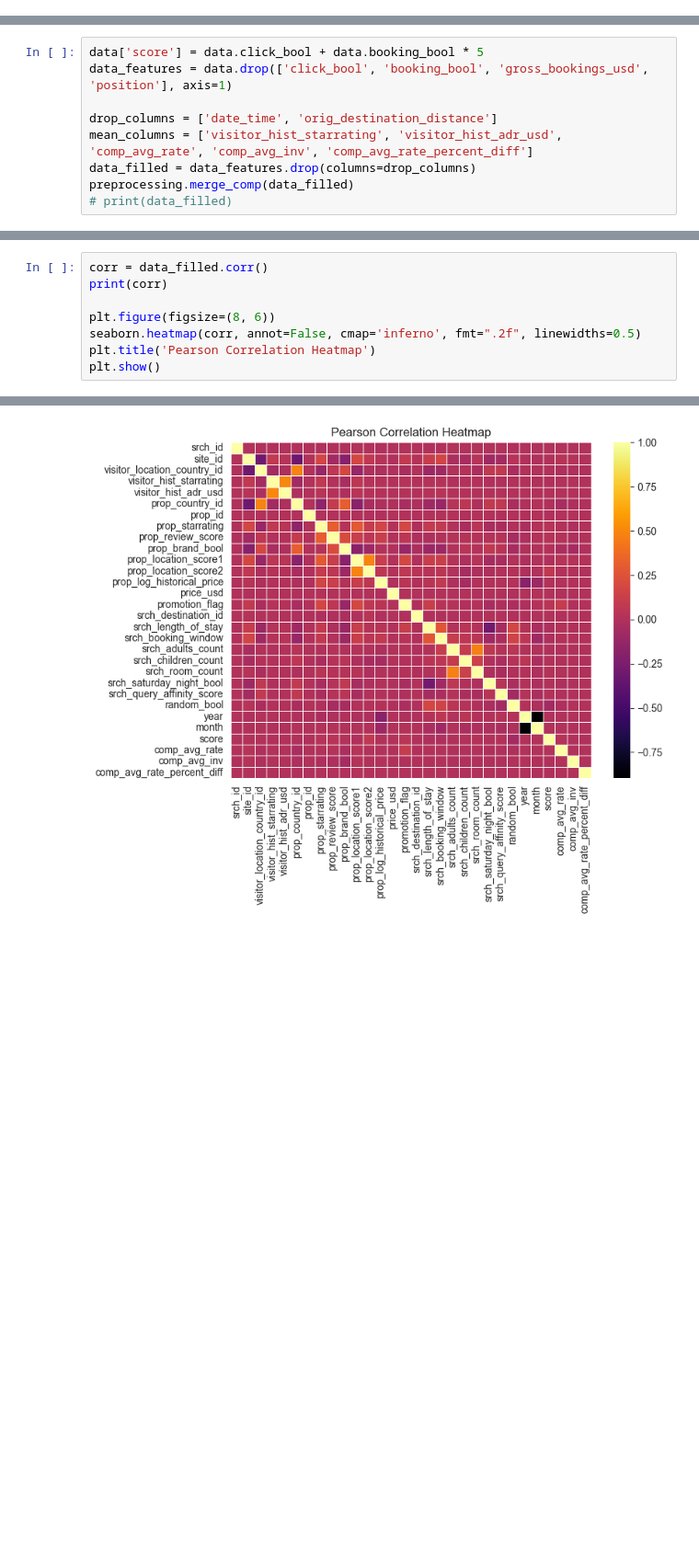
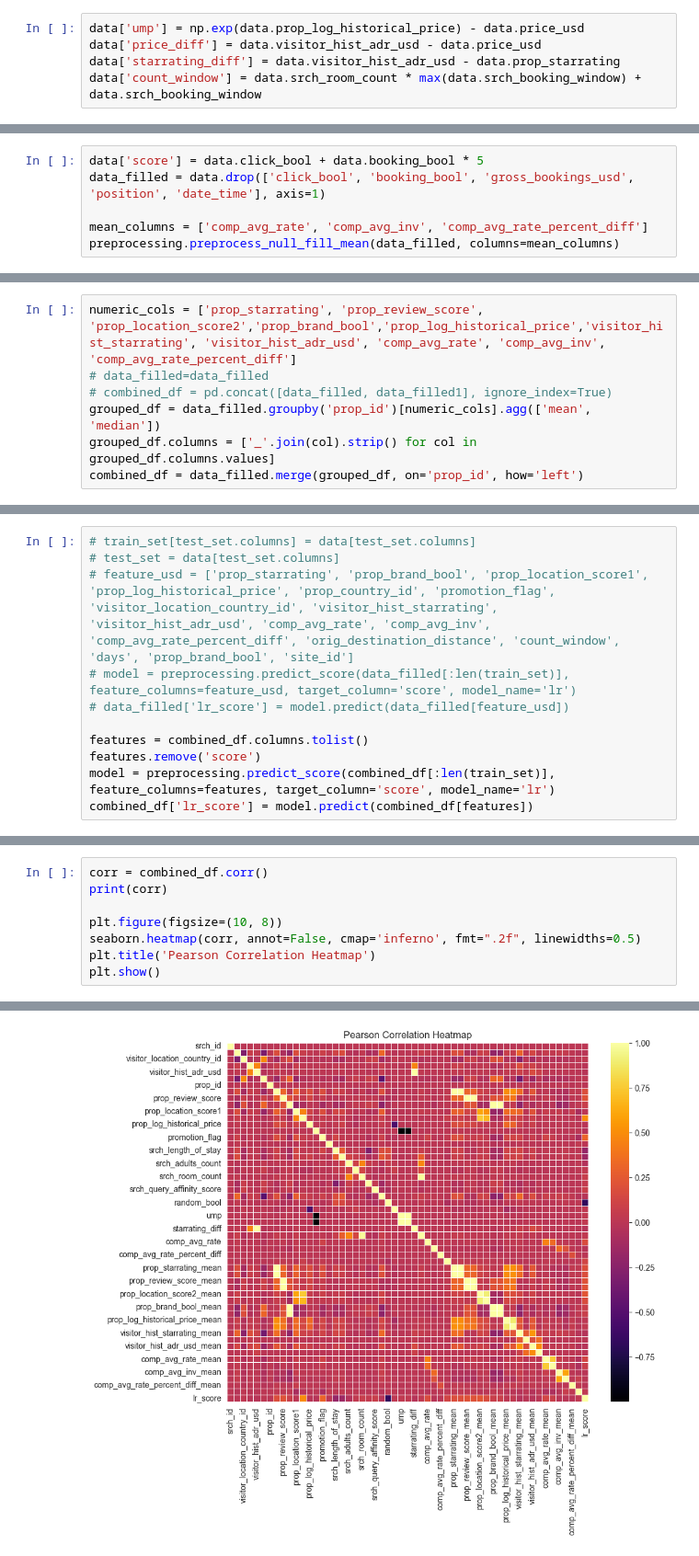
Before and after one commit to montpelllier/VU-DMT-A2, a Jupyter notebook: EDA.ipynb, the cells around one changed output, grey strips where cells are left out. Shown: that part at 92% size. Drawn from its saved outputs; the diff is of its cells as text; blank space fills up the shorter version.

```diff
--- a/EDA.ipynb
+++ b/EDA.ipynb
@@ -66,2 +139,7 @@ Mean score -0.10095644735727477
+# %%
+data['ump'] = np.exp(data.prop_log_historical_price) - data.price_usd
+data['price_diff'] = data.visitor_hist_adr_usd - data.price_usd
+data['starrating_diff'] = data.visitor_hist_adr_usd - data.prop_starrating
+data['count_window'] = data.srch_room_count * max(data.srch_booking_window) + data.srch_booking_window
 # %%
 min_affinity_score = np.nanmin(data.srch_query_affinity_score)
@@ -89,10 +154,7 @@ Name: srch_query_affinity_score, Length: 4958347, dtype: float64
 # %%
 data['score'] = data.click_bool + data.booking_bool * 5
-data_features = data.drop(['click_bool', 'booking_bool', 'gross_bookings_usd', 'position'], axis=1)
+data_filled = data.drop(['click_bool', 'booking_bool', 'gross_bookings_usd', 'position', 'date_time'], axis=1)
 
-drop_columns = ['date_time', 'orig_destination_distance']
-mean_columns = ['visitor_hist_starrating', 'visitor_hist_adr_usd', 'comp_avg_rate', 'comp_avg_inv', 'comp_avg_rate_percent_diff']
-data_filled = data_features.drop(columns=drop_columns)
-preprocessing.merge_comp(data_filled)
-# print(data_filled)
+mean_columns = ['comp_avg_rate', 'comp_avg_inv', 'comp_avg_rate_percent_diff']
+preprocessing.preprocess_null_fill_mean(data_filled, columns=mean_columns)
 # %%
@@ -120,0 +183,7 @@ max    1.000000e+00                1.001584e+06
+# %%
+numeric_cols = ['prop_starrating', 'prop_review_score', 'prop_location_score2','prop_brand_bool','prop_log_historical_price','visitor_hist_starrating', 'visitor_hist_adr_usd', 'comp_avg_rate', 'comp_avg_inv', 'comp_avg_rate_percent_diff']
+# data_filled=data_filled
+# combined_df = pd.concat([data_filled, data_filled1], ignore_index=True)
+grouped_df = data_filled.groupby('prop_id')[numeric_cols].agg(['mean', 'median'])
+grouped_df.columns = ['_'.join(col).strip() for col in grouped_df.columns.values]
+combined_df = data_filled.merge(grouped_df, on='prop_id', how='left')
@@ -120,0 +192,11 @@ max    1.000000e+00                1.001584e+06
+# %%
+# train_set[test_set.columns] = data[test_set.columns]
+# test_set = data[test_set.columns]
+# feature_usd = ['prop_starrating', 'prop_brand_bool', 'prop_location_score1', 'prop_log_historical_price', 'prop_country_id', 'promotion_flag', 'visitor_location_country_id', 'visitor_hist_starrating', 'visitor_hist_adr_usd', 'comp_avg_rate', 'comp_avg_inv', 'comp_avg_rate_percent_diff', 'orig_destination_distance', 'count_window', 'days', 'prop_brand_bool', 'site_id']
+# model = preprocessing.predict_score(data_filled[:len(train_set)], feature_columns=feature_usd, target_column='score', model_name='lr')
+# data_filled['lr_score'] = model.predict(data_filled[feature_usd])
+
+features = combined_df.columns.tolist()
+features.remove('score')
+model = preprocessing.predict_score(combined_df[:len(train_set)], feature_columns=features, target_column='score', model_name='lr')
+combined_df['lr_score'] = model.predict(combined_df[features])
@@ -121,8 +209,8 @@ max    1.000000e+00                1.001584e+06
 # %%
-corr = data_filled.corr()
+corr = combined_df.corr()
 print(corr)
 
-plt.figure(figsize=(8, 6))
+plt.figure(figsize=(10, 8))
 seaborn.heatmap(corr, annot=False, cmap='inferno', fmt=".2f", linewidths=0.5)
 plt.title('Pearson Correlation Heatmap')
 plt.show()
@@ -147,2 +235,2 @@ comp_avg_rate_percent_diff                     1.000000
-[figure, old version]
+[figure, new version]
 # %%
```
Also changed, not shown: parts of 18 cells of this notebook, 2 other files.
